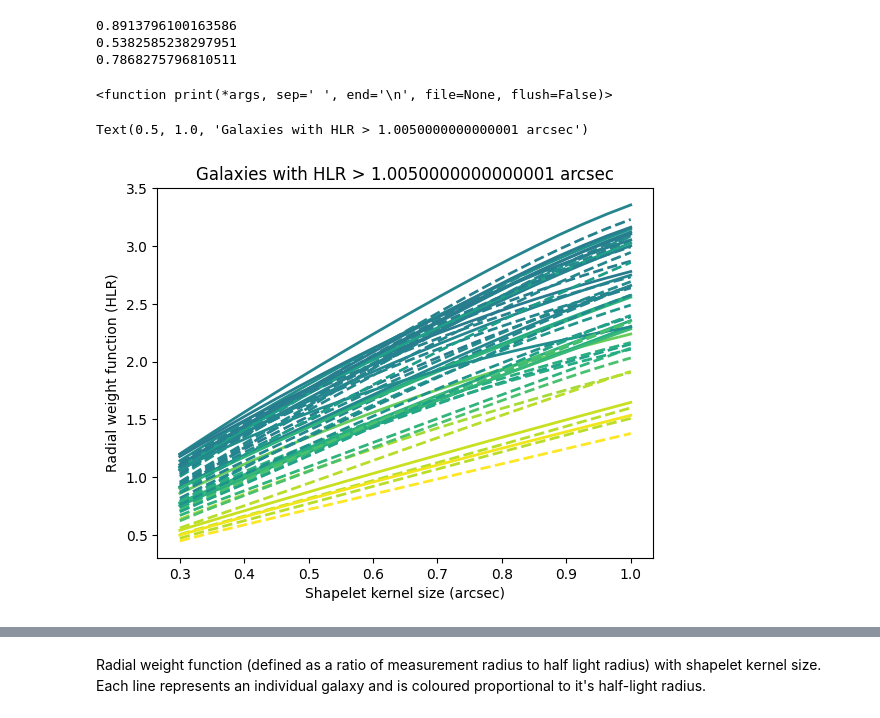
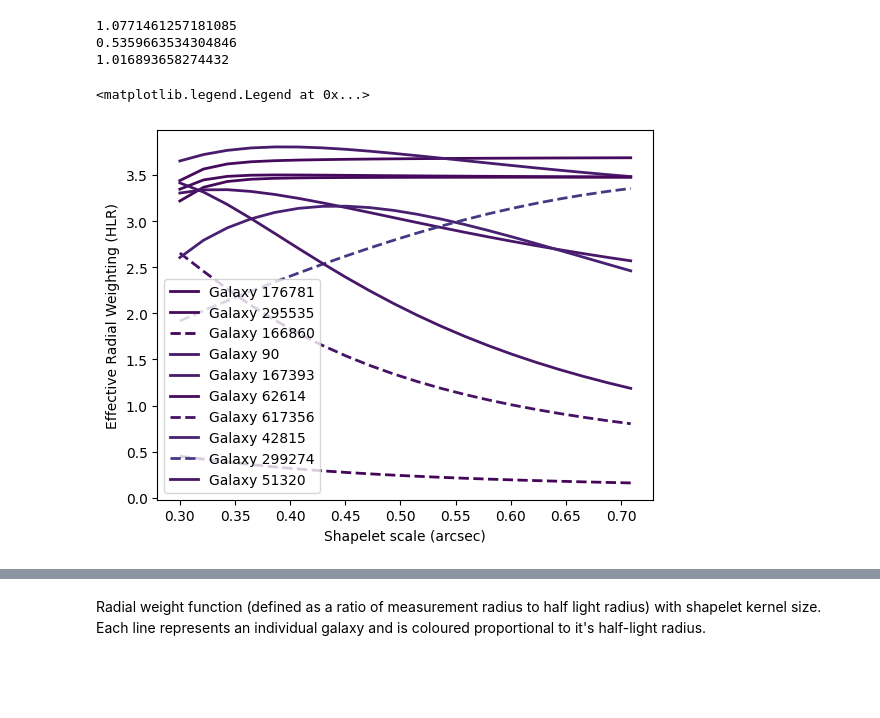
Before and after one commit to CMacM/FPFS-project, a Jupyter notebook: radial_weight_function_testing.ipynb, the cells around one changed output, grey strips where cells are left out. Saved outputs shown, nothing was run; the diff lists cells and outputs as text; code cells hidden in the pictures; blank space fills up the shorter version.

```diff
--- a/radial_weight_function_testing.ipynb
+++ b/radial_weight_function_testing.ipynb
@@ -100,3 +134,6 @@ seeing = 0.67
 psf = galsim.Moffat(beta=3.5, fwhm=seeing, trunc=seeing*4)
 rcut = 16
 psf_data = psf.shift(0.5*scale, 0.5*scale).drawImage(nx=nn, ny=nn, scale=scale, method='auto')
+rpp = psf.scale_radius
+beta_max = 0.99*rpp
+print(0.4*2.3, 0.67)
@@ -191,0 +337,24 @@ print(kernels[0], kernels[-1])
+# %%
+y_boost = np.zeros(len(kernels))
+err = np.zeros(len(kernels))
+
+for i in range(1, len(kernels)):
+    y_boost[i] = np.sum(yij[:i])
+    err[i] = np.sqrt(np.sum(np.array(yij[:i])**2))
+    err[i] /= np.abs(y_boost[i])
+    err[i] *= 100
+
+print(len(y_boost))
+fig, ax1 = plt.subplots()
+
+ax2 = ax1.twinx()
+
+n_est = np.arange(2, len(kernels)+1)
+ax1.plot(n_est, y_boost[1:], 'g-', marker='o')
+ax2.plot(n_est, err[1:], 'b-', marker='x')
+
+ax1.set_xlabel('Num. estimators')
+ax1.set_ylabel('y_boost', color='g')
+ax2.set_ylabel('Relative error (%)', color='b')
+
+plt.xticks(np.arange(1,11)*2);
@@ -192,34 +364,34 @@ print(kernels[0], kernels[-1])
 # %%
-print(sample_shears[0]/sample_shears[-1])
+print(sample_shears[-1]/sample_shears[0])
 print(larger_shears[0]/larger_shears[-1])
 print(smaller_shears[-1]/smaller_shears[0])
-print
 # %% [output]
-0.8913796100163586
-0.5382585238297951
-0.7868275796810511
+1.0771461257181085
+0.5359663534304846
+1.016893658274432
-<function print(*args, sep=' ', end='\n', file=None, flush=False)>
 # %%
 # create color map based on galaxy
 # half light radius
 minima = min(hlrs)
 maxima = max(hlrs)
 
 norm = matplotlib.colors.Normalize(vmin=minima, vmax=maxima, clip=True)
 mapper = matplotlib.cm.ScalarMappable(norm=norm, cmap=matplotlib.cm.viridis)
 
-hlr_cut = 1.5*seeing
+hlr_cut = seeing
 for i in range(ngals):
-    if hlrs[i] > hlr_cut:
-        if i % 1 == 0:
+    if hlrs[i] < hlr_cut:
+        if i % 100 == 0:
             color = mapper.to_rgba(hlrs[i])
             if use_bulge[i]:
-                plt.plot(kernels, rwfs[:,i], label=f'Galaxy {i}', c=color, lw=2, ls='--')
+                plt.plot(kernels, rwfs[:,i], c=color, lw=2, ls='--', label=f'Galaxy {gal_ids[i]}')
             else:
-                plt.plot(kernels, rwfs[:,i], label=f'Galaxy {i}', c=color, lw=2, ls='-')
-plt.xlabel('Shapelet kernel size (arcsec)')
-plt.ylabel('Radial weight function (HLR)')
-plt.title('Galaxies with HLR > {} arcsec'.format(hlr_cut))
+                plt.plot(kernels, rwfs[:,i], c=color, lw=2, ls='-', label=f'Galaxy {gal_ids[i]}')
+
+plt.xlabel('Shapelet scale (arcsec)')
+plt.ylabel('Effective Radial Weighting (HLR)')
+plt.legend()
+#print(f'Number of galaxies with HLR > {hlr_cut}: {ncut}')
 # %% [output]
-Text(0.5, 1.0, 'Galaxies with HLR > 1.0050000000000001 arcsec')
+<matplotlib.legend.Legend at 0x...>
-[figure, old version]
+[figure, new version]
```
Also changed, not shown: parts of 36 cells of this notebook, 14 other files.
